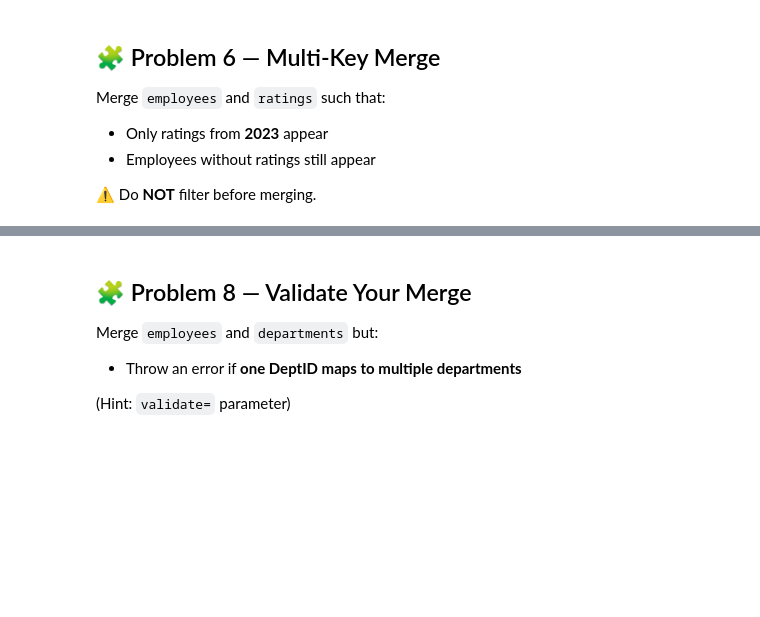
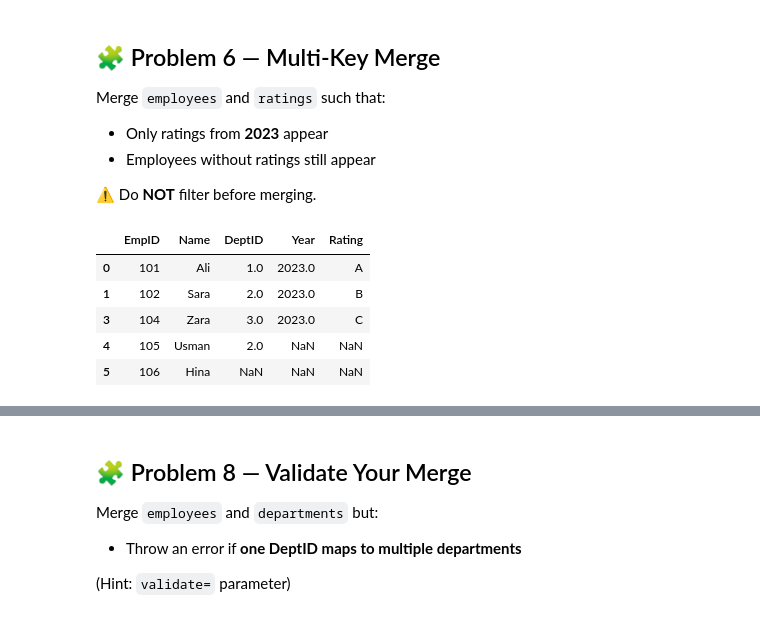
Before and after one commit to RealHaroon/Data-Analytics, a Jupyter notebook: Notebooks/Pandas/Merge.ipynb, the cells around one changed output, grey strips where cells are left out. Cells and saved outputs as stored; diff of their text form; code cells hidden in the pictures; blank space fills up the shorter version.

```diff
--- a/Notebooks/Pandas/Merge.ipynb
+++ b/Notebooks/Pandas/Merge.ipynb
@@ -389,6 +396,16 @@ Merge `employees` and `ratings` such that:
 * Employees without ratings still appear
 
 ⚠️ Do **NOT** filter before merging.
+# %%
+merged=pd.merge(employees,ratings,on='EmpID',how='left')
+merged[(merged['Year'].isin([2023]))|(merged['Rating'].isna())]
+# %% [output]
+|  | EmpID | Name | DeptID | Year | Rating |
+| 0 | 101 | Ali | 1.0 | 2023.0 | A |
+| 1 | 102 | Sara | 2.0 | 2023.0 | B |
+| 3 | 104 | Zara | 3.0 | 2023.0 | C |
+| 4 | 105 | Usman | 2.0 | NaN | NaN |
+| 5 | 106 | Hina | NaN | NaN | NaN |
 # %% [markdown]
 
 ## 🧩 Problem 7 — Wrong Merge Trap
```
Also changed, not shown: parts of 18 cells of this notebook, 1 other file.
